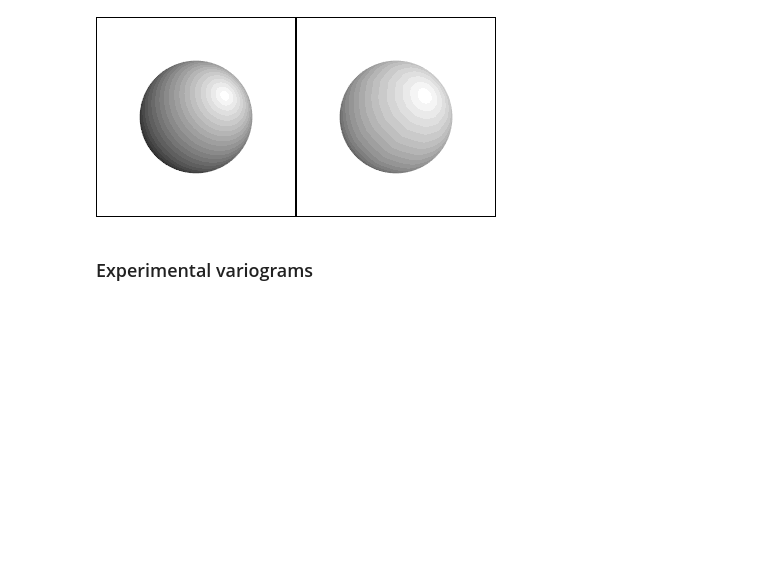
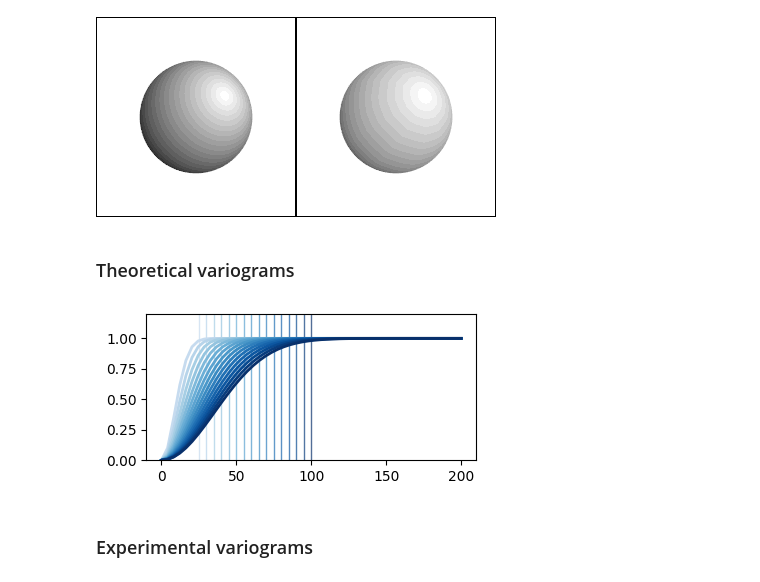
Before and after one commit to shyu2kko/zhou_interpolates, a Jupyter notebook: code/res1_grf.ipynb, the cells around one changed output. Cells and saved outputs as stored; diff of their text form; code cells hidden in the pictures; blank space fills up the shorter version.

```diff
--- a/code/res1_grf.ipynb
+++ b/code/res1_grf.ipynb
@@ -248,6 +248,36 @@ pl.camera_position = 'yz'
 pl.show(jupyter_backend = 'static')
 # %% [output]
 [figure]
+# %% [markdown]
+### Theoretical variograms
+# %%
+import matplotlib.pyplot as plt
+from matplotlib.colors import ListedColormap
+cmap_cont = plt.cm.Blues
+
+colors = cmap_cont(np.linspace(0.25,1,len(np.arange(25,105,5))))
+cmap_discrete = ListedColormap(colors)
+# %%
+import matplotlib.pyplot as plt
+from interpmodules import helpers
+
+plt.figure(figsize = (4,2))
+
+
+for ri, r in enumerate( np.arange(25,105,5) ):
+    x = np.linspace(0,EDist.max())
+
+    theoretical = [ helpers.gaussian(h=xi, r=r, c0=1, nugget=0) for xi in x ]
+
+    plt.plot(x, theoretical, color = colors[ri], linewidth=2, zorder = 10)
+    plt.axvline(r, color = colors[ri], linewidth = 1, alpha = .7)
+
+plt.ylim([0,1.2])
+#plt.fill_betweenx(y=np.linspace(0,1.2), x1=25, x2=100, color='lightgray')
+
+plt.tight_layout()
+# %% [output]
+[figure, added]
 # %% [markdown]
 ### Experimental variograms
 # %%
```
Also changed, not shown: parts of 7 cells of this notebook.
